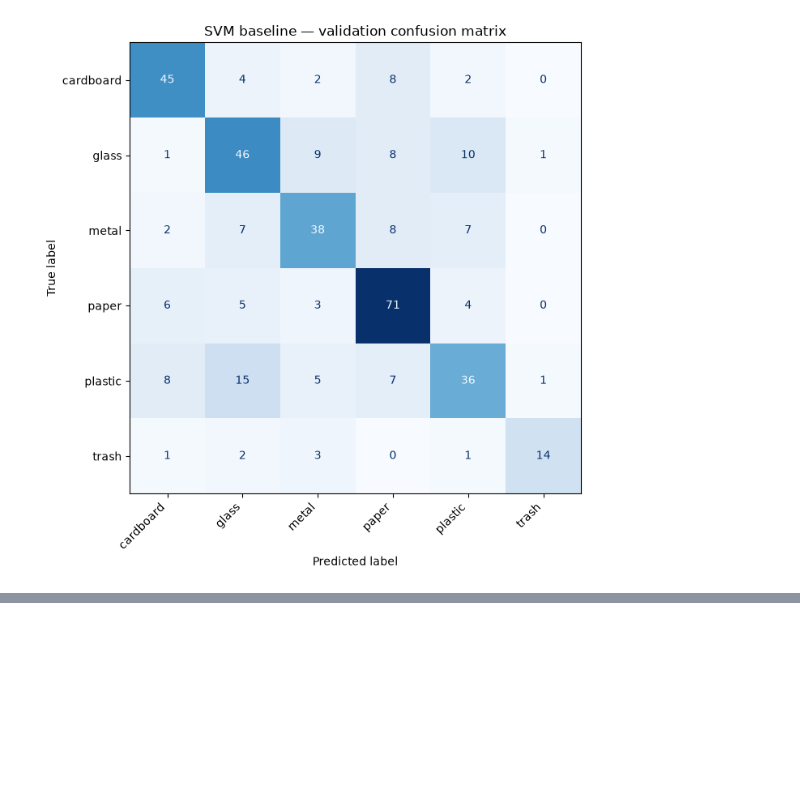
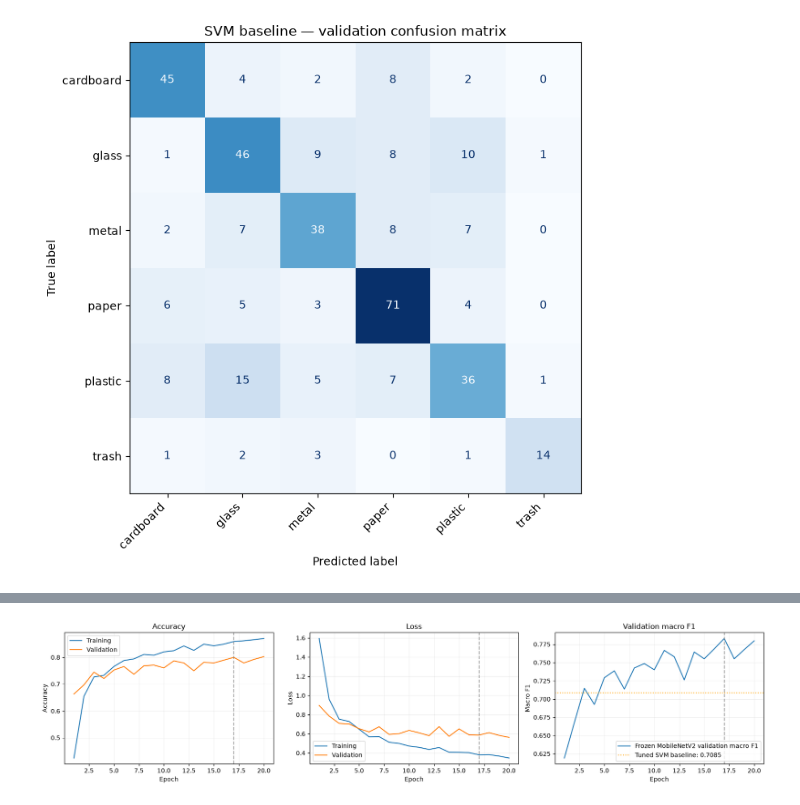
Before and after one commit to RariRaj/waste-image-classifier, a Jupyter notebook: notebooks/01_training_data_eda.ipynb, the cells around one changed output, grey strips where cells are left out. Saved outputs shown, nothing was run; the diff lists cells and outputs as text; code cells hidden in the pictures; blank space fills up the shorter version.

```diff
--- a/notebooks/01_training_data_eda.ipynb
+++ b/notebooks/01_training_data_eda.ipynb
@@ -320,0 +324,82 @@ plt.show()
+# %%
+import json
+from pathlib import Path
+
+import matplotlib.pyplot as plt
+import numpy as np
+from sklearn.metrics import ConfusionMatrixDisplay
+
+# Works when the notebook runs from the project root or notebooks/.
+PROJECT_ROOT = Path.cwd()
+if not (PROJECT_ROOT / "reports").is_dir():
+    PROJECT_ROOT = PROJECT_ROOT.parent
+
+report_path = PROJECT_ROOT / "reports" / "mobilenet_v2_frozen_metrics.json"
+report = json.loads(report_path.read_text(encoding="utf-8"))
+
+history = report["history"]
+epochs = np.arange(1, len(history["loss"]) + 1)
+best_epoch = report["best_epoch"]
+
+fig, axes = plt.subplots(1, 3, figsize=(17, 4))
+
+axes[0].plot(epochs, history["accuracy"], label="Training")
+axes[0].plot(epochs, history["val_accuracy"], label="Validation")
+axes[0].set_title("Accuracy")
+axes[0].set_ylabel("Accuracy")
+axes[0].legend()
+
+axes[1].plot(epochs, history["loss"], label="Training")
+axes[1].plot(epochs, history["val_loss"], label="Validation")
+axes[1].set_title("Loss")
+axes[1].set_ylabel("Loss")
+axes[1].legend()
+
+axes[2].plot(
+    epochs,
+    history["val_macro_f1"],
+    label="Frozen MobileNetV2 validation macro F1",
+)
+
+axes[2].axhline(
+    0.7085,
+    color="orange",
+    linestyle=":",
+    label="Tuned SVM baseline: 0.7085",
+)
+
+axes[2].set_title("Validation macro F1")
+axes[2].set_xlabel("Epoch")
+axes[2].set_ylabel("Macro F1")
+axes[2].legend()
+
+for ax in axes:
+    ax.axvline(
+        best_epoch, color="gray", linestyle="--", alpha=0.7
+    )
+    ax.set_xlabel("Epoch")
+    ax.grid(alpha=0.2)
+
+plt.tight_layout()
+plt.show()
+
+fig, ax = plt.subplots(figsize=(8, 7))
+
+ConfusionMatrixDisplay(
+    confusion_matrix=np.asarray(
+        report["validation_confusion_matrix"]
+    ),
+    display_labels=report["class_names"],
+).plot(
+    ax=ax,
+    cmap="Blues",
+    values_format="d",
+    colorbar=False,
+)
+
+ax.set_title(f"MobileNetV2 validation confusion matrix — epoch {best_epoch}")
+plt.setp(ax.get_xticklabels(), rotation=45, ha="right")
+plt.tight_layout()
+plt.show()
+# %% [output]
+[figure, added]
```
Also changed, not shown: parts of 5 cells of this notebook, 3 other files.
